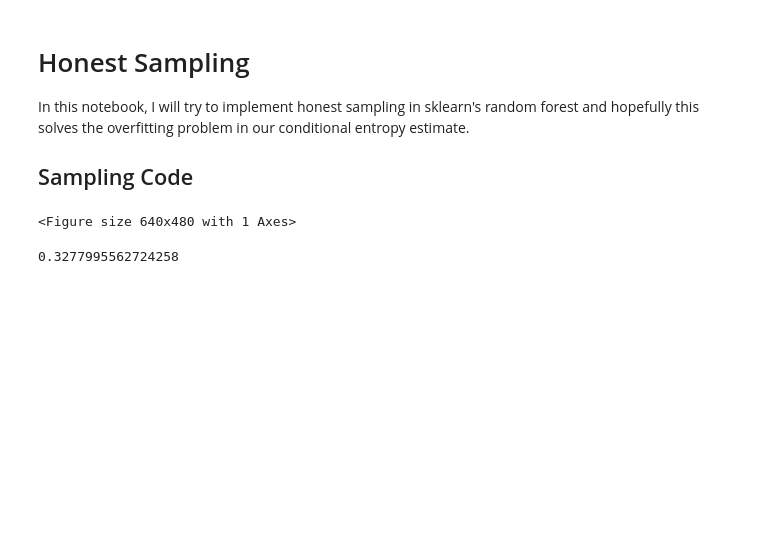
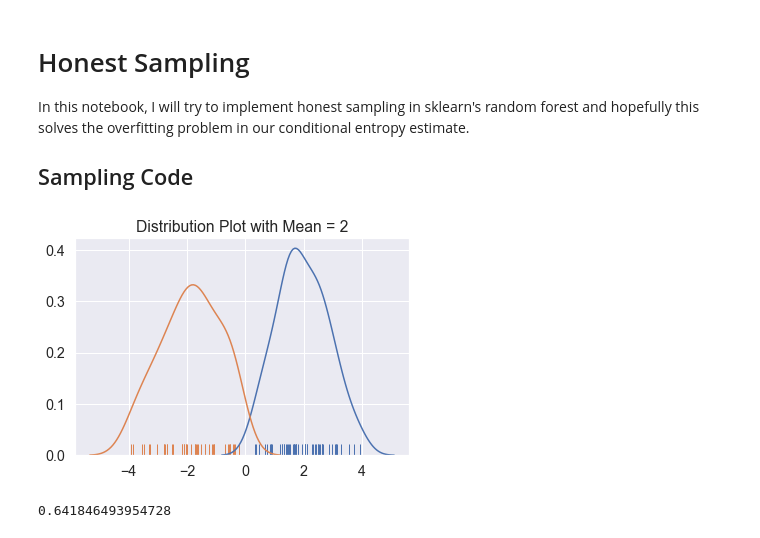
Before and after one commit to rguo123/conditional_entropy_forests, a Jupyter notebook: Honest Sampling.ipynb, the cells around one changed output. Saved outputs shown, nothing was run; the diff lists cells and outputs as text; code cells hidden in the pictures; blank space fills up the shorter version.

```diff
--- a/Honest Sampling.ipynb
+++ b/Honest Sampling.ipynb
@@ -5,49 +5,51 @@ In this notebook, I will try to implement honest sampling in sklearn's random fo
 ## Sampling Code
 # %%
 import numpy as np
+%matplotlib inline
 
 # NOTE: we are storing y's as 1's or 0's but still doing the mean stuff correctly
 def get_sample(n, mean, var):
     x_sample = []
     y_sample = []
     for i in range(n):
         y = np.random.binomial(1, .5)
         if (y == 0):
             x = np.random.normal(-mean, var)
         else:
             x = np.random.normal(mean, var)
         x_sample.append(x)
         y_sample.append(y)
     return x_sample, y_sample
 
 import seaborn as sns
 import matplotlib.pyplot as plt
 sns.set(font_scale=1.3)
 
 def split_by_class(sample):
     y_one = [pair for pair in sample if pair[1] == 1]
     y_neg_one = [pair for pair in sample if pair[1] == 0]
     return y_one, y_neg_one
 
 X, y = get_sample(100, 2, 1)
 sample = list(zip(X, y))
 class_one, class_neg_one = split_by_class(sample)
+plt.figure()
 sns.distplot(list(zip(*class_one))[0], hist=False, rug=True)
 sns.distplot(list(zip(*class_neg_one))[0], hist=False, rug=True)
 plt.title("Distribution Plot with Mean = 2")
 plt.show()
 # %% [output]
-<Figure size 640x480 with 1 Axes>
+[figure, added]
 # %%
 from sklearn.ensemble.forest import _generate_unsampled_indices
 from sklearn.ensemble import BaggingClassifier
 from sklearn.tree import DecisionTreeClassifier
 
-X, y = get_sample(1000, 1, 1)
+X, y = get_sample(2000, 0, 1)
 X = np.array(X).reshape(-1, 1)
 
-def rf_entropy_estimate_bagging(X, y, n_estimators = 200, max_samples = .32, bootstrap = True, depth = None):
-    model = BaggingClassifier(DecisionTreeClassifier(max_depth = depth),
+def rf_entropy_estimate_bagging(X, y, n_estimators = 200, max_samples = .32, bootstrap = True, depth = None, min_samples_leaf = 1):
+    model = BaggingClassifier(DecisionTreeClassifier(max_depth = depth, min_samples_leaf = min_samples_leaf),
                               n_estimators = n_estimators,
                               max_samples= max_samples,
                               bootstrap = bootstrap)
@@ -88,6 +90,6 @@ def rf_entropy_estimate_bagging(X, y, n_estimators = 200, max_samples = .32, boo
 
 np.warnings.filterwarnings('ignore')
 
-rf_entropy_estimate_bagging(X, y, 500, .33)
+rf_entropy_estimate_bagging(X, y, 200, .4)
 # %% [output]
-0.3277995562724258
+0.641846493954728
```
Also changed, not shown: parts of 9 cells of this notebook, 1 other file.
